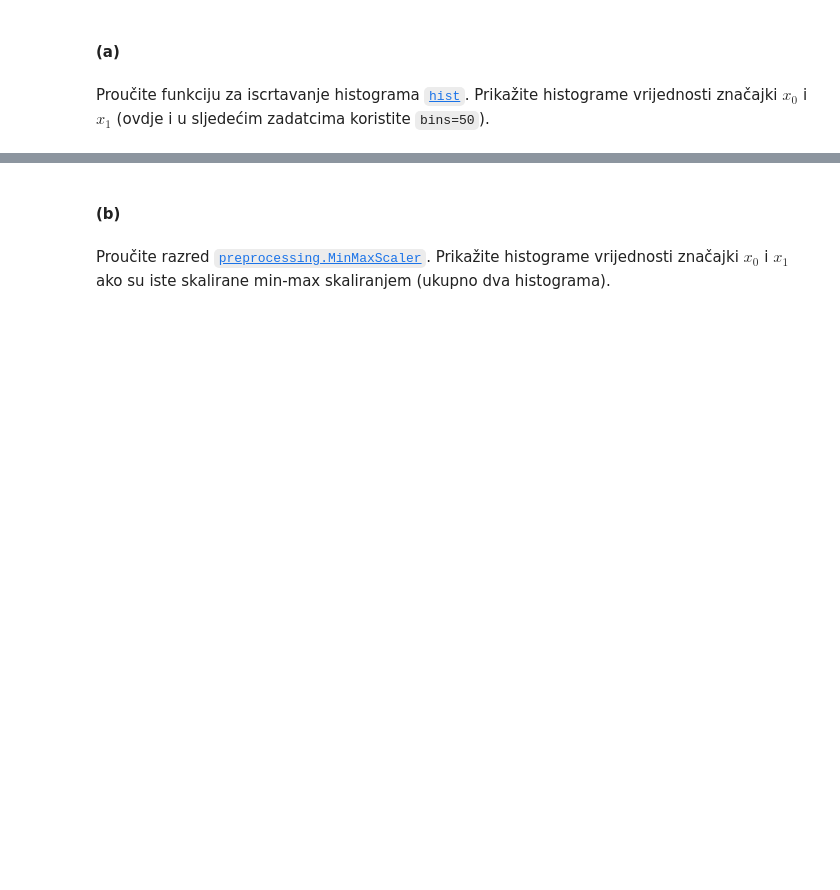
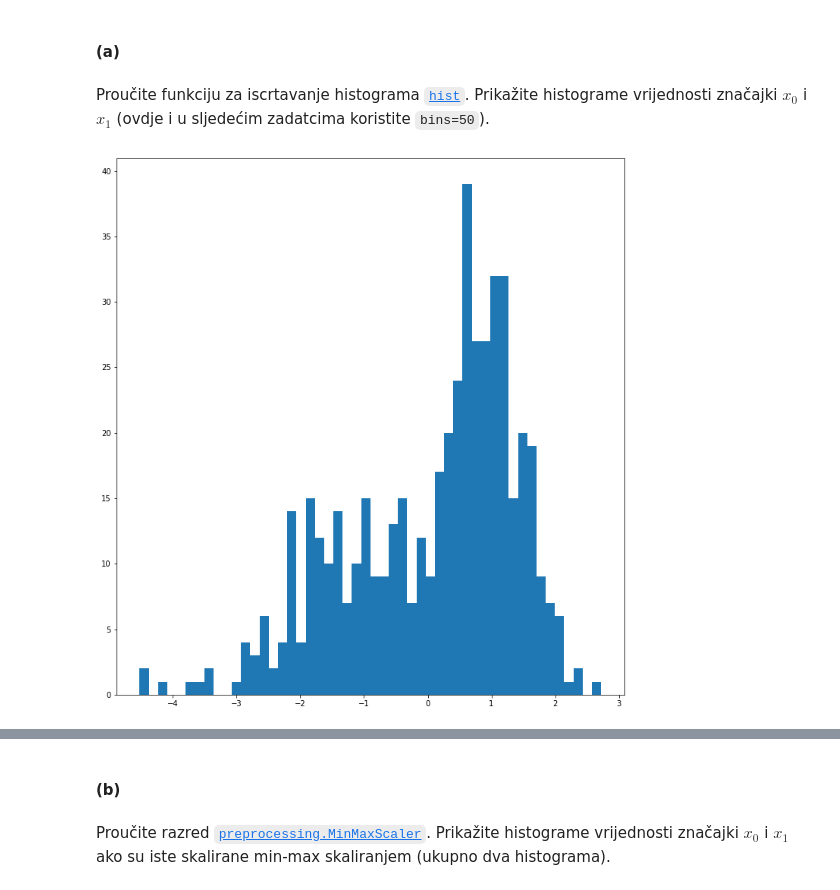
Before and after one commit to sskender/machine-learning-1, a Jupyter notebook: SU1-2021-08-09-10-SVM.ipynb, the cells around one changed output, grey strips where cells are left out. Drawn from its saved outputs; the diff is of its cells as text; code cells hidden in the pictures; blank space fills up the shorter version.

```diff
--- a/SU1-2021-08-09-10-SVM.ipynb
+++ b/SU1-2021-08-09-10-SVM.ipynb
@@ -282,0 +434,6 @@ Proučite funkciju za iscrtavanje histograma [`hist`](http://matplotlib.org/api/
+# %%
+X0 = X[:, 0]
+plt.hist(X0, bins=50)
+plt.show()
+# %% [output]
+[figure, added]
```
Also changed, not shown: parts of 18 cells of this notebook, 1 other file.
